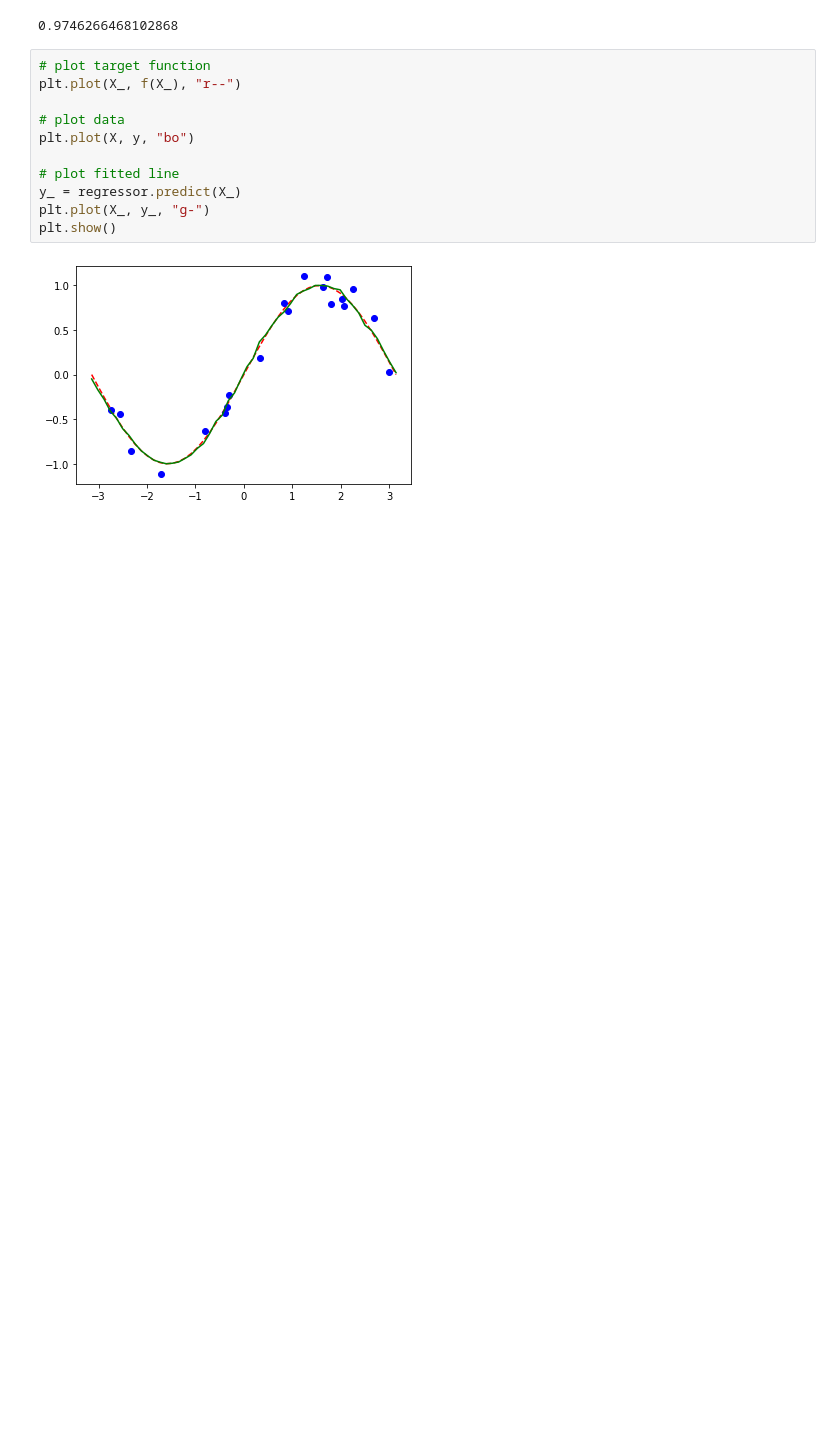
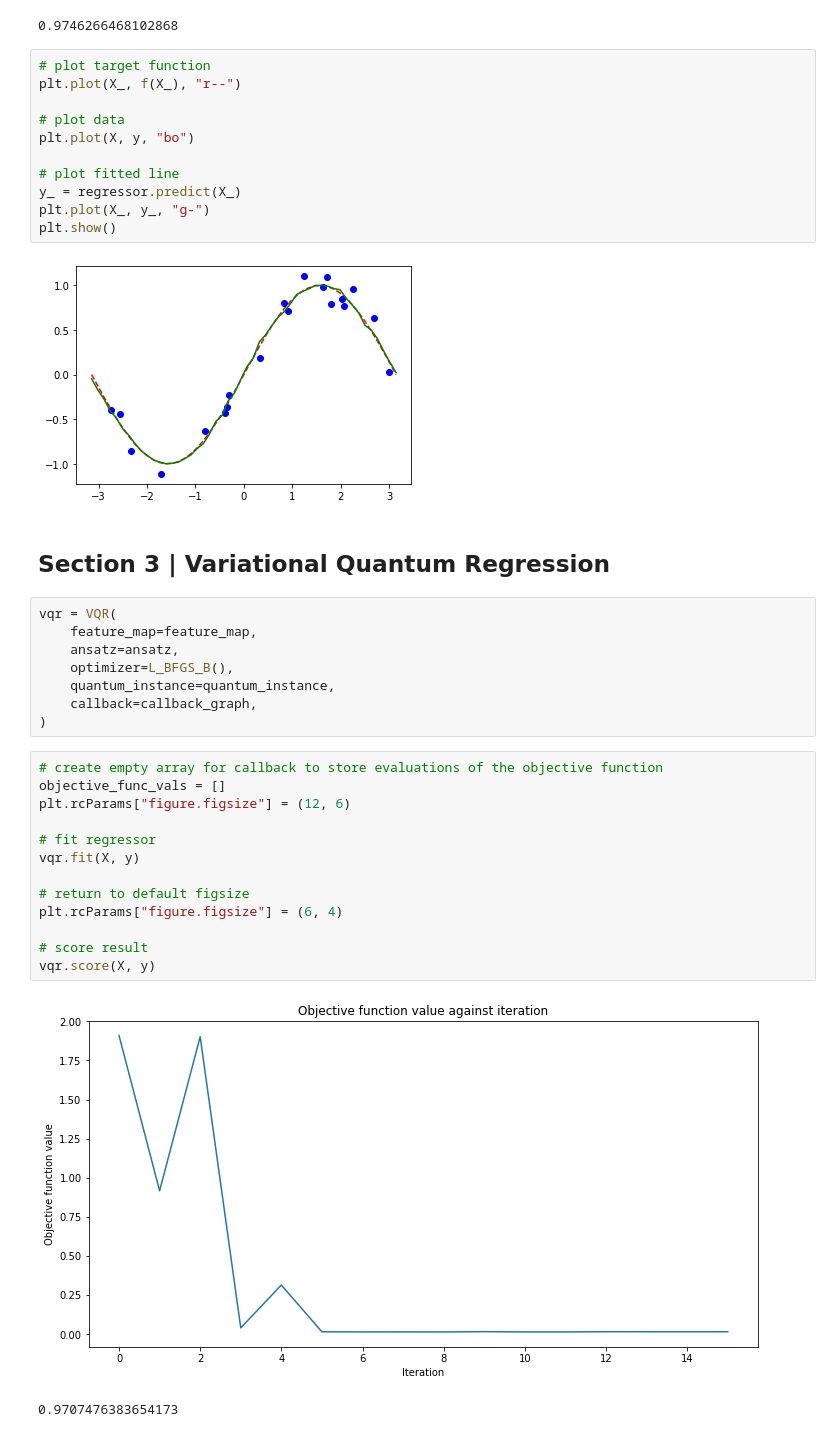
Before and after one commit to RodrigoMoOr/ApplaudoStudios-ADC-2022-QuantumML, a Jupyter notebook: Quantum/regression.ipynb, the cells around one changed output. Drawn from its saved outputs; the diff is of its cells as text; blank space fills up the shorter version.

```diff
--- a/Quantum/regression.ipynb
+++ b/Quantum/regression.ipynb
@@ -97,3 +103,29 @@ plt.plot(X_, y_, "g-")
 plt.show()
 # %% [output]
 [figure]
+# %% [markdown]
+## Section 3 | Variational Quantum Regression
+# %%
+vqr = VQR(
+    feature_map=feature_map,
+    ansatz=ansatz,
+    optimizer=L_BFGS_B(),
+    quantum_instance=quantum_instance,
+    callback=callback_graph,
+)
+# %%
+# create empty array for callback to store evaluations of the objective function
+objective_func_vals = []
+plt.rcParams["figure.figsize"] = (12, 6)
+
+# fit regressor
+vqr.fit(X, y)
+
+# return to default figsize
+plt.rcParams["figure.figsize"] = (6, 4)
+
+# score result
+vqr.score(X, y)
+# %% [output]
+[figure, added]
+0.9707476383654173
```
Also changed, not shown: parts of 4 cells of this notebook.
